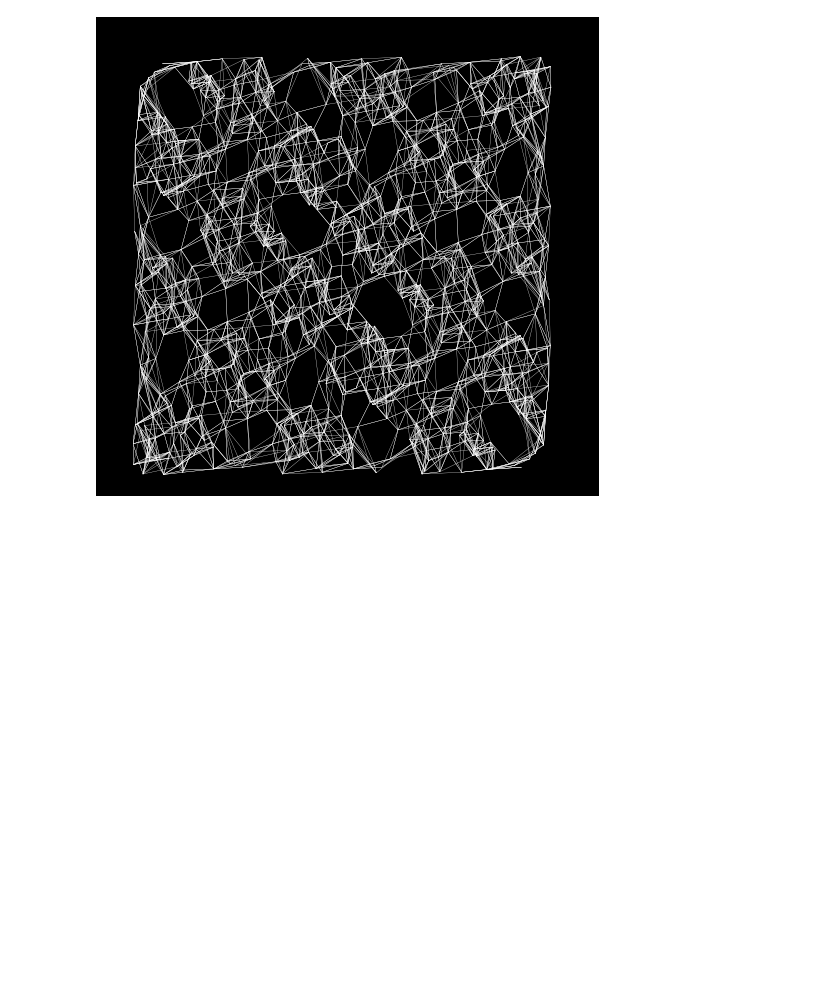
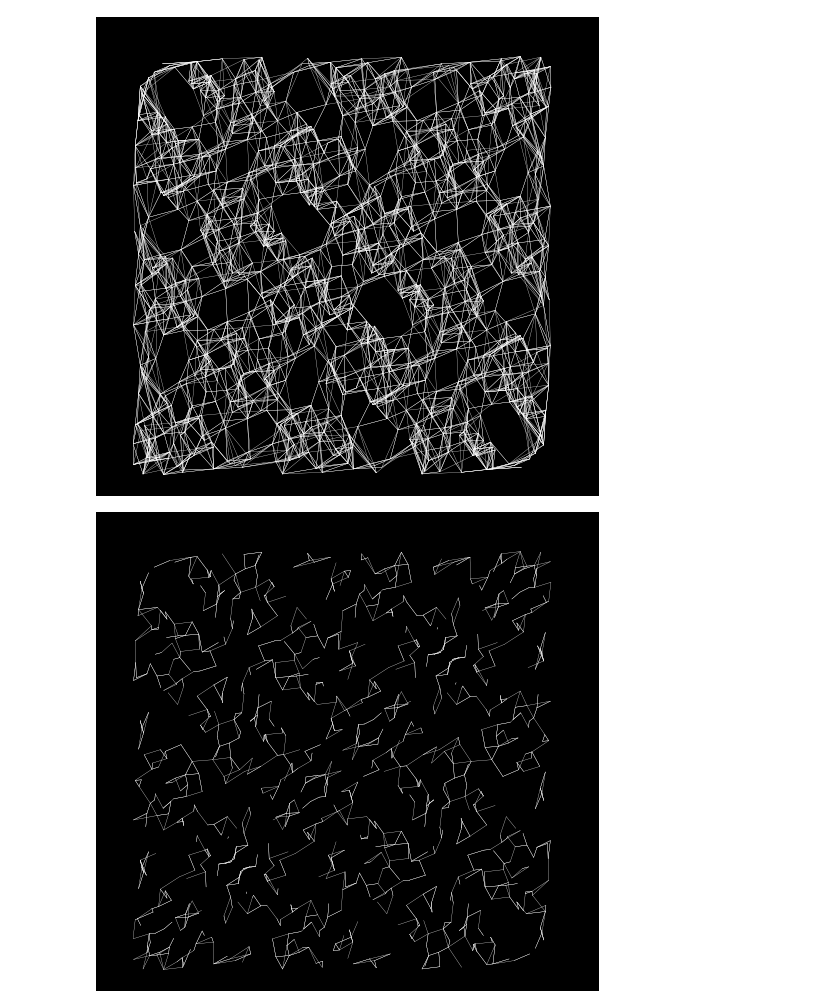
Before and after one commit to finiterank/iPython-Notebooks, a Jupyter notebook: Soft Fractures.ipynb, the cells around one changed output. Saved outputs shown, nothing was run; the diff lists cells and outputs as text; code cells hidden in the pictures; blank space fills up the shorter version.

```diff
--- a/Soft Fractures.ipynb
+++ b/Soft Fractures.ipynb
@@ -19,10 +19,10 @@ def soft_fracture(n, a, k, figsize=(8, 8)):
         base_point = points[index[0]]
         extra_points = [points[i] for i in index[1:]]
         for extra_point in extra_points:
-            x_points = [base_point[0], extra_point[0]]
-            y_points = [base_point[1], extra_point[1]]
-            difference = np.array(base_point) - np.array(extra_point)
+            pair = np.array([base_point, extra_point])
+            difference = np.diff(pair, axis=0).reshape([2,])
             if not (any(difference == 0) or np.abs(difference[1]/difference[0]) == 1):
+                x_points, y_points = pair.T
                 plt.plot(x_points, y_points, color='white', linewidth=0.3)
     return points, indices
 # %%
@@ -45,3 +45,7 @@ _ = soft_fracture(729, 343, 15)
 _ = soft_fracture(1500, 111, 15)
 # %% [output]
 [figure]
+# %%
+_ = soft_fracture(1500, 111, 5)
+# %% [output]
+[figure, added]
```
Also changed, not shown: parts of 1 cell of this notebook.
